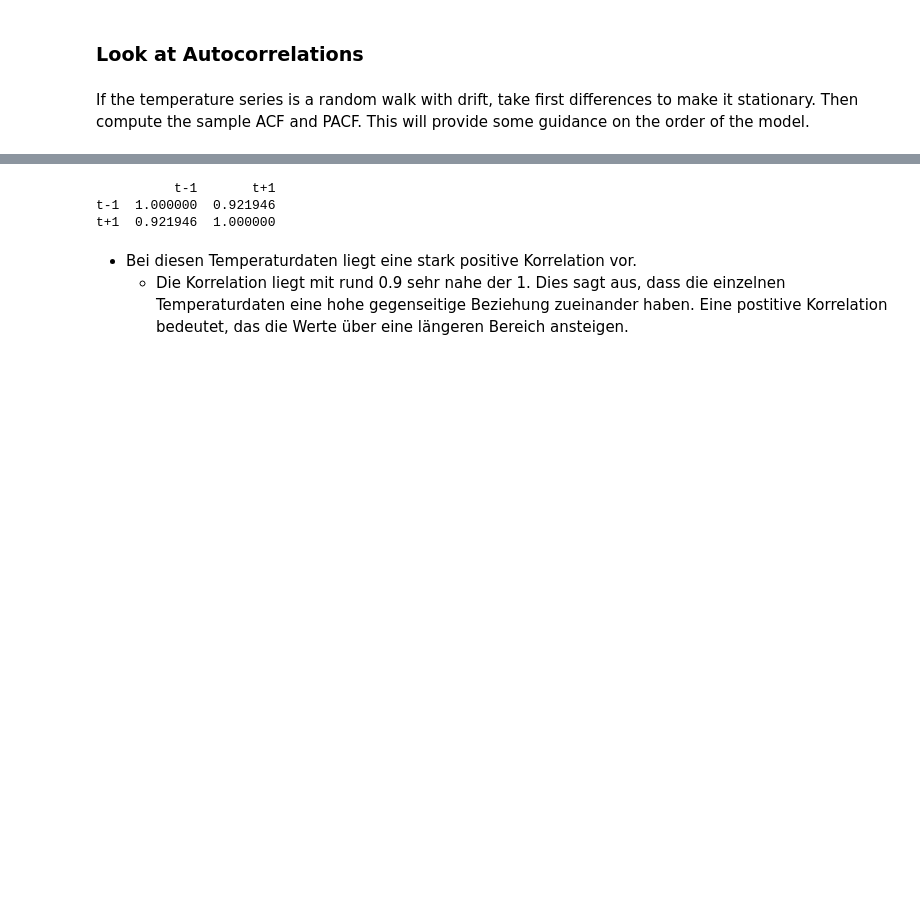
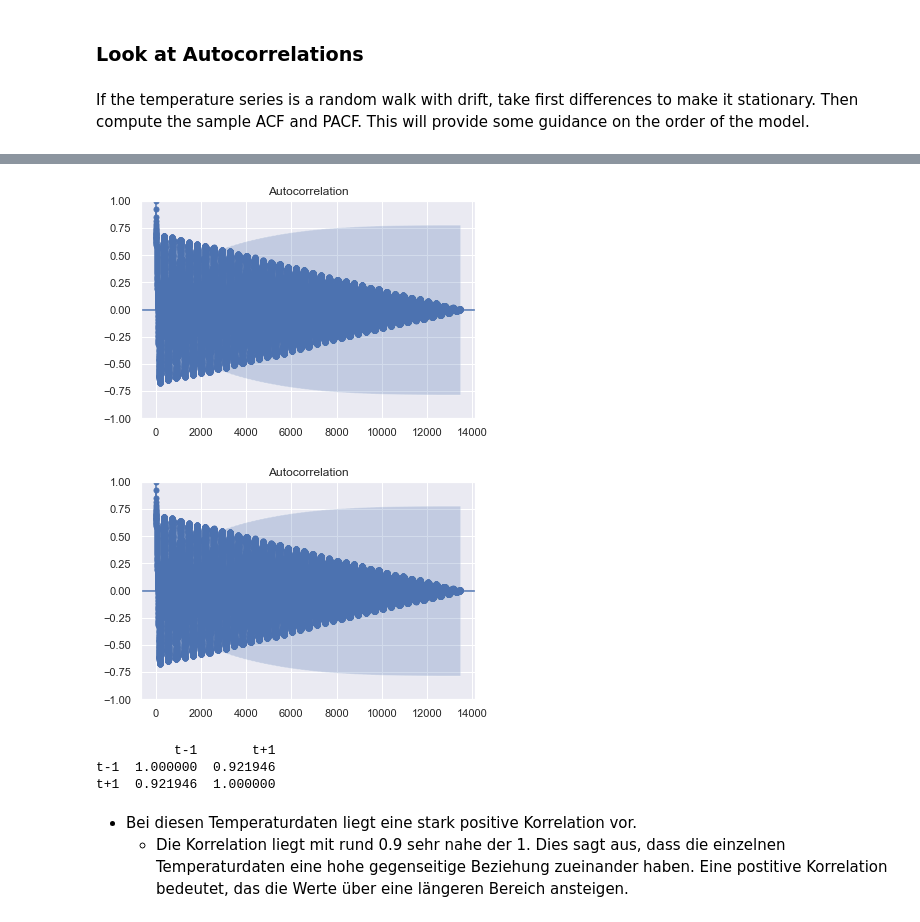
Before and after one commit to mhagg20/T3INF4333_1_19E_DataScience, a Jupyter notebook: Pruefungsleistung/Prüfungsleistung.ipynb, the cells around one changed output, grey strips where cells are left out. Saved outputs shown, nothing was run; the diff lists cells and outputs as text; code cells hidden in the pictures; blank space fills up the shorter version.

```diff
--- a/Pruefungsleistung/Prüfungsleistung.ipynb
+++ b/Pruefungsleistung/Prüfungsleistung.ipynb
@@ -211,3 +238,8 @@ plt.show()
+# %%
+plot_acf(X, lags=13470)
+# %% [output]
+[figure, added]
+[figure, added]
 # %%
 daten_lokal_5 = copy.deepcopy(daten_groß)
 series = daten_lokal_5["Basel Temperature [2 m elevation corrected]"]
```
Also changed, not shown: parts of 15 cells of this notebook.
